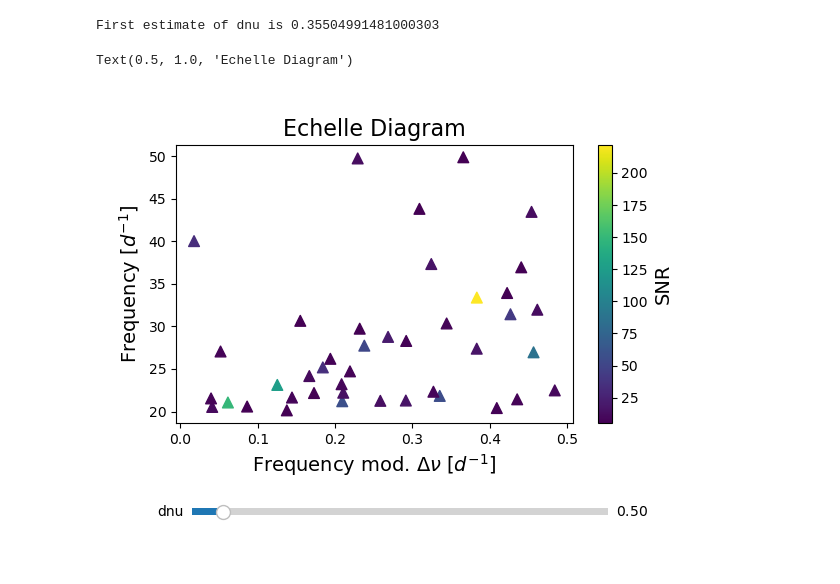
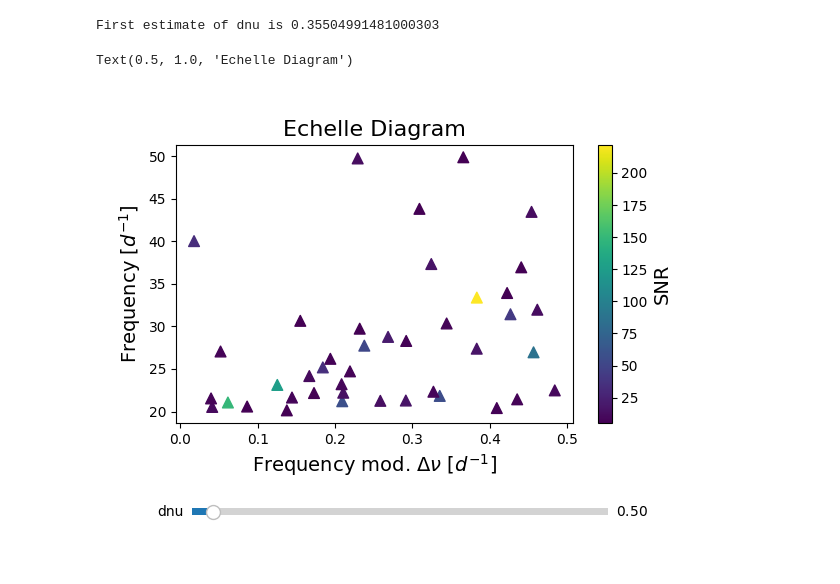
Before and after one commit to javier-iaa/echelle, a Jupyter notebook: echelle_slider.ipynb, the cells around one changed output. Drawn from its saved outputs; the diff is of its cells as text; code cells hidden in the pictures.

```diff
--- a/echelle_slider.ipynb
+++ b/echelle_slider.ipynb
@@ -80,7 +80,7 @@ print("First estimate of dnu is", median_sp)
 # %% [output]
 First estimate of dnu is 0.35504991481000303
 # %%
-dnu = np.linspace(0.05, 8.05, 800)
+dnu = np.linspace(0.05, 9.05, 900)
 # %%
 # define the function modulus dnu
 def fun(dnu, **kwargs):
@@ -88,28 +88,28 @@ def fun(dnu, **kwargs):
 # %%
 # Plot the echelle diagram
 fig, ax = plt.subplots()
 plt.subplots_adjust(bottom=.3)
 
 axdnu = plt.axes([0.15, 0.1, 0.65, 0.03])
-slider = Slider(axdnu, label='dnu', valmin=.05, valmax = 6.05, valstep=0.005)
+slider = Slider(axdnu, label='dnu', valmin=.05, valmax = 9.05, valstep=0.005)
 controls = iplt.scatter(
     fun,
     freqs,
     dnu=slider,
     use_ipywidgets=False,
     c=snr,
     cmap='viridis',
     s=60,
     ylim="auto",
     marker='^',
     ax=ax)
 
 plt.colorbar().set_label(label='SNR', size=14)
 ax.set_xlabel(r'Frequency mod. $\Delta \nu$ [$d^{-1}$]', fontsize=14)
 ax.set_ylabel(r'Frequency [$d^{-1}$]', fontsize=14)
 ax.set_title('Echelle Diagram', fontsize=16)
 #plt.grid(True)
 #fig.tight_layout()
 # %% [output]
 Text(0.5, 1.0, 'Echelle Diagram')
-[figure, old version]
+[figure, new version]
```
